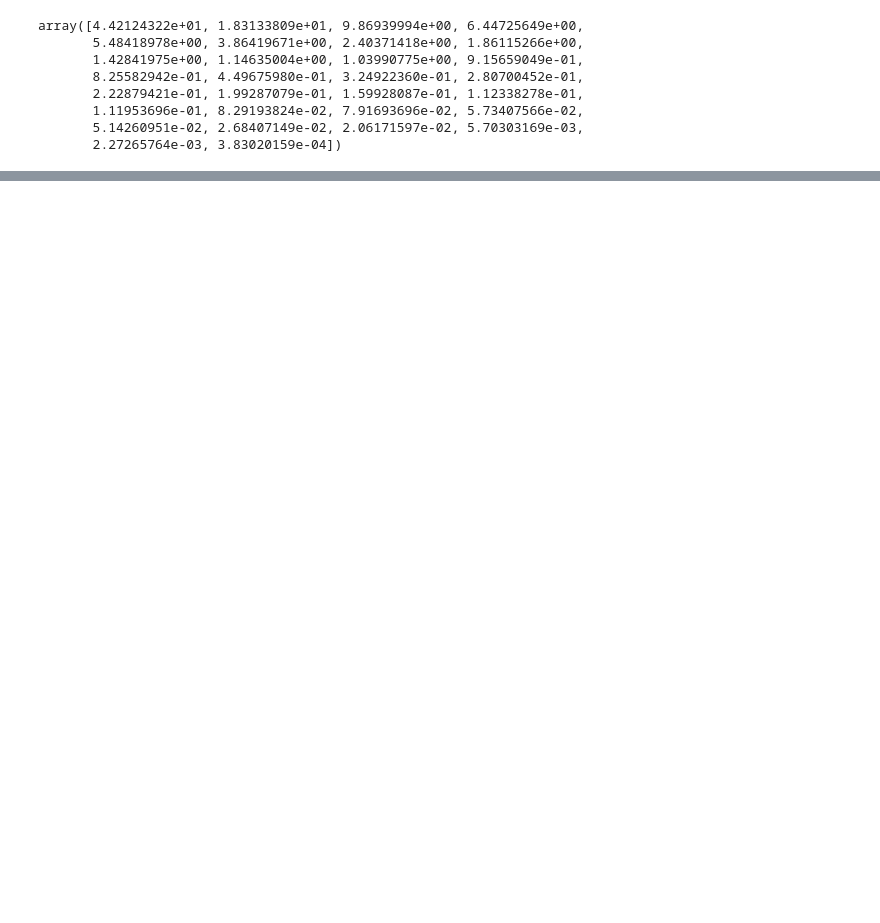
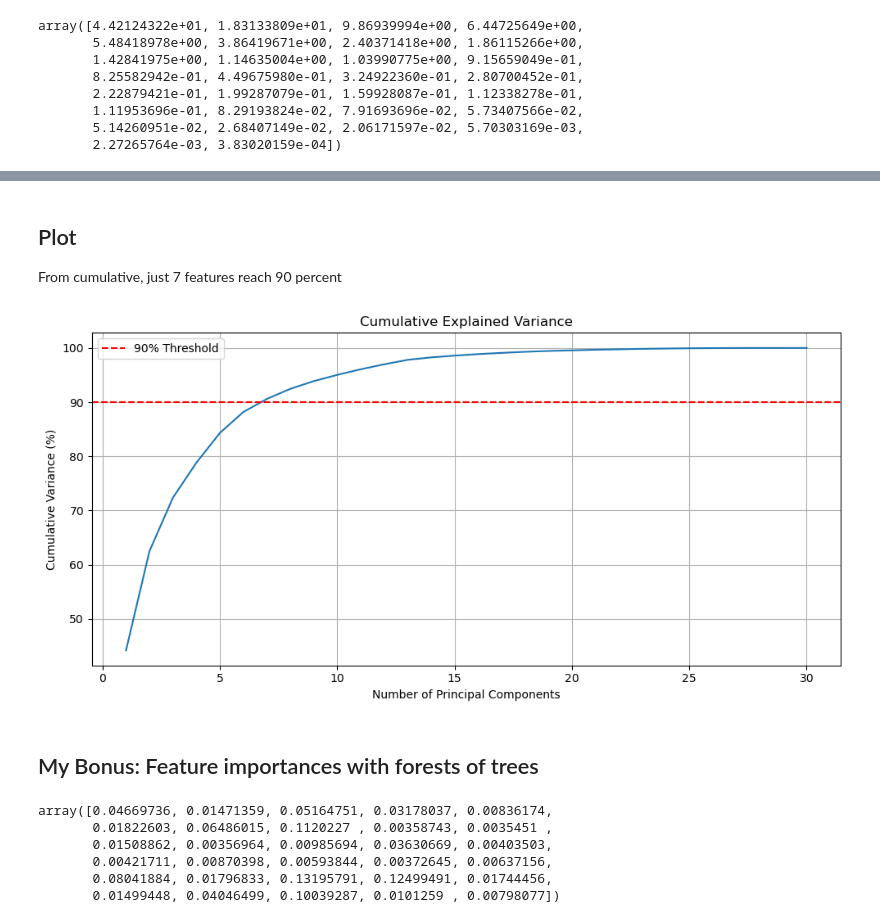
Before and after one commit to lockdoor/piscine_data_science, a Jupyter notebook: myvolume/module04/ex02/variances.ipynb, the cells around one changed output, grey strips where cells are left out. Cells and saved outputs as stored; diff of their text form; code cells hidden in the pictures; blank space fills up the shorter version.

```diff
--- a/myvolume/module04/ex02/variances.ipynb
+++ b/myvolume/module04/ex02/variances.ipynb
@@ -34,6 +56,11 @@ df.describe()
 # %%
 scaler = StandardScaler()
-X_scaled = scaler.fit_transform(df)
-X_scaled.shape
+
+# we drop the 'knight' feature cause it is not numerical
+X = df.drop(columns=['knight'])
+
+# X_t is the fit and transformed dataframe to standardize
+X_t = scaler.fit_transform(X)
+X_t.shape
 # %% [output]
 (398, 30)
@@ -55,0 +105,10 @@ array([[-0.67218979, -0.44700652, -0.70169097, ..., -0.9529361 ,
+# %%
+# first we determine n_components equal number of features
+n_components = X_t.shape[1]
+pca = PCA(n_components=n_components)
+
+# fit the PCA model to the standardized data
+pca.fit(X_t)
+
+# show all properties of PCA
+pca.__dict__
@@ -56,9 +135,7 @@ array([[-0.67218979, -0.44700652, -0.70169097, ..., -0.9529361 ,
 # %%
-# Step 3: Apply PCA
-pca = PCA()
-pca.fit(X_scaled)
-
-pca.explained_variance_ratio_ * 100
+# convert to percentage with multiplying by 100
+variances = pca.explained_variance_ratio_ * 100
+variances
 # %% [output]
 array([4.42124322e+01, 1.83133809e+01, 9.86939994e+00, 6.44725649e+00,
        5.48418978e+00, 3.86419671e+00, 2.40371418e+00, 1.86115266e+00,
@@ -70,0 +157,4 @@ array([4.42124322e+01, 1.83133809e+01, 9.86939994e+00, 6.44725649e+00,
+# %%
+# cumsum is cumulative sum of variances [0, 0 + 1, 0 + 1 + 2, ...]
+cumulative = np.cumsum(variances)
+cumulative
@@ -70,0 +170,3 @@ array([4.42124322e+01, 1.83133809e+01, 9.86939994e+00, 6.44725649e+00,
+# %% [markdown]
+## Plot
+From cumulative, just 7 features reach 90 percent
@@ -70,0 +175,27 @@ array([4.42124322e+01, 1.83133809e+01, 9.86939994e+00, 6.44725649e+00,
+# %%
+plt.figure(figsize=(10, 5))
+plt.plot(range(1, len(cumulative)+1), cumulative)
+plt.axhline(y=90, color='r', linestyle='--', label='90% Threshold')
+plt.title('Cumulative Explained Variance')
+plt.xlabel('Number of Principal Components')
+plt.ylabel('Cumulative Variance (%)')
+plt.grid(True)
+plt.legend()
+plt.tight_layout()
+plt.show()
+# %% [output]
+[figure, added]
+# %% [markdown]
+## My Bonus: Feature importances with forests of trees
+# %%
+from sklearn.ensemble import RandomForestClassifier
+model = RandomForestClassifier(n_estimators=250, random_state=42)
+model.fit(X, df['knight'])
+model.feature_importances_
+# %% [output]
+array([0.04669736, 0.01471359, 0.05164751, 0.03178037, 0.00836174,
+       0.01822603, 0.06486015, 0.1120227 , 0.00358743, 0.0035451 ,
+       0.01508862, 0.00356964, 0.00985694, 0.03630669, 0.00403503,
+       0.00421711, 0.00870398, 0.00593844, 0.00372645, 0.00637156,
+       0.08041884, 0.01796833, 0.13195791, 0.12499491, 0.01744456,
+       0.01499448, 0.04046499, 0.10039287, 0.0101259 , 0.00798077])
```
Also changed, not shown: parts of 22 cells of this notebook, 12 other files.
